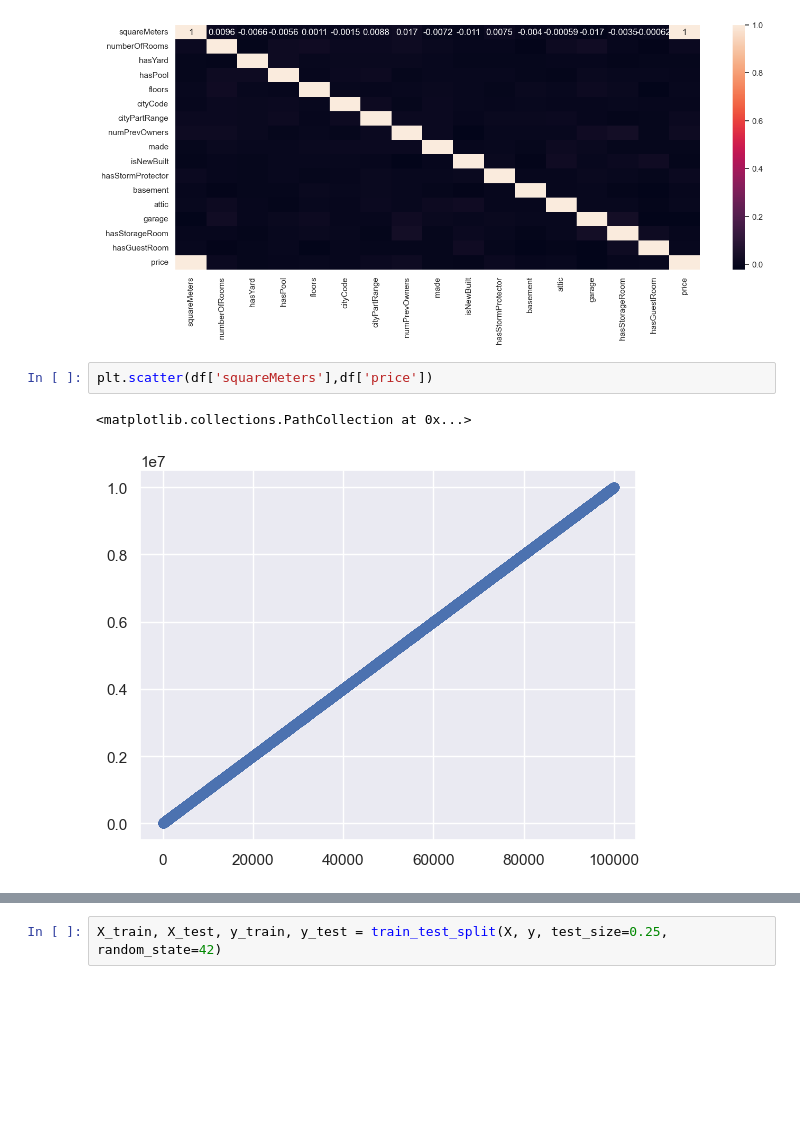
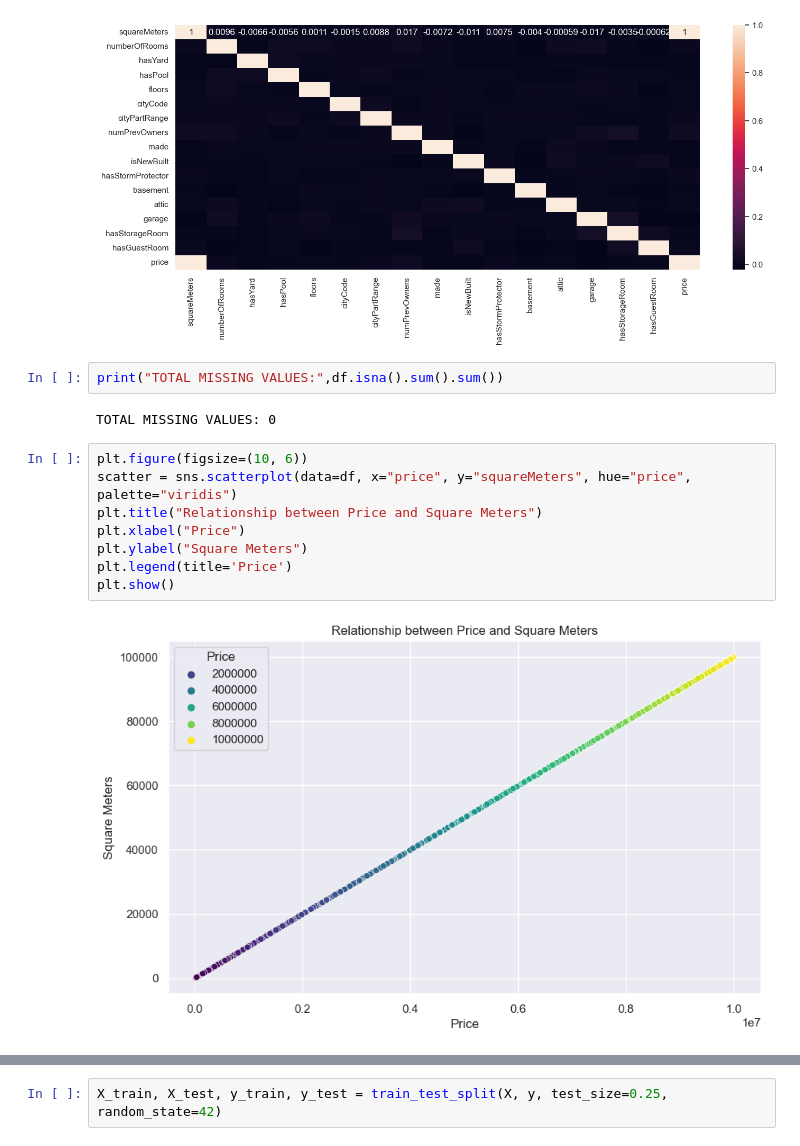
Before and after one commit to Cho1joo/-CA1---Machine-Learning, a Jupyter notebook: Machine_learning.ipynb, the cells around one changed output, grey strips where cells are left out. Cells and saved outputs as stored; diff of their text form; blank space fills up the shorter version.

```diff
--- a/Machine_learning.ipynb
+++ b/Machine_learning.ipynb
@@ -96,9 +98,18 @@ plt.figure(figsize=(16,6))
 heatmap = sns.heatmap(df.corr(), annot=True)
 # %% [output]
 [figure]
+# %%
+print("TOTAL MISSING VALUES:",df.isna().sum().sum())
+# %% [output]
+TOTAL MISSING VALUES: 0
 # %%
-plt.scatter(df['squareMeters'],df['price'])
+plt.figure(figsize=(10, 6))
+scatter = sns.scatterplot(data=df, x="price", y="squareMeters", hue="price", palette="viridis")
+plt.title("Relationship between Price and Square Meters")
+plt.xlabel("Price")
+plt.ylabel("Square Meters")
+plt.legend(title='Price')
+plt.show()
 # %% [output]
-<matplotlib.collections.PathCollection at 0x...>
-[figure, old version]
+[figure, new version]
 # %%
```
Also changed, not shown: parts of 20 cells of this notebook, 2 other files.
